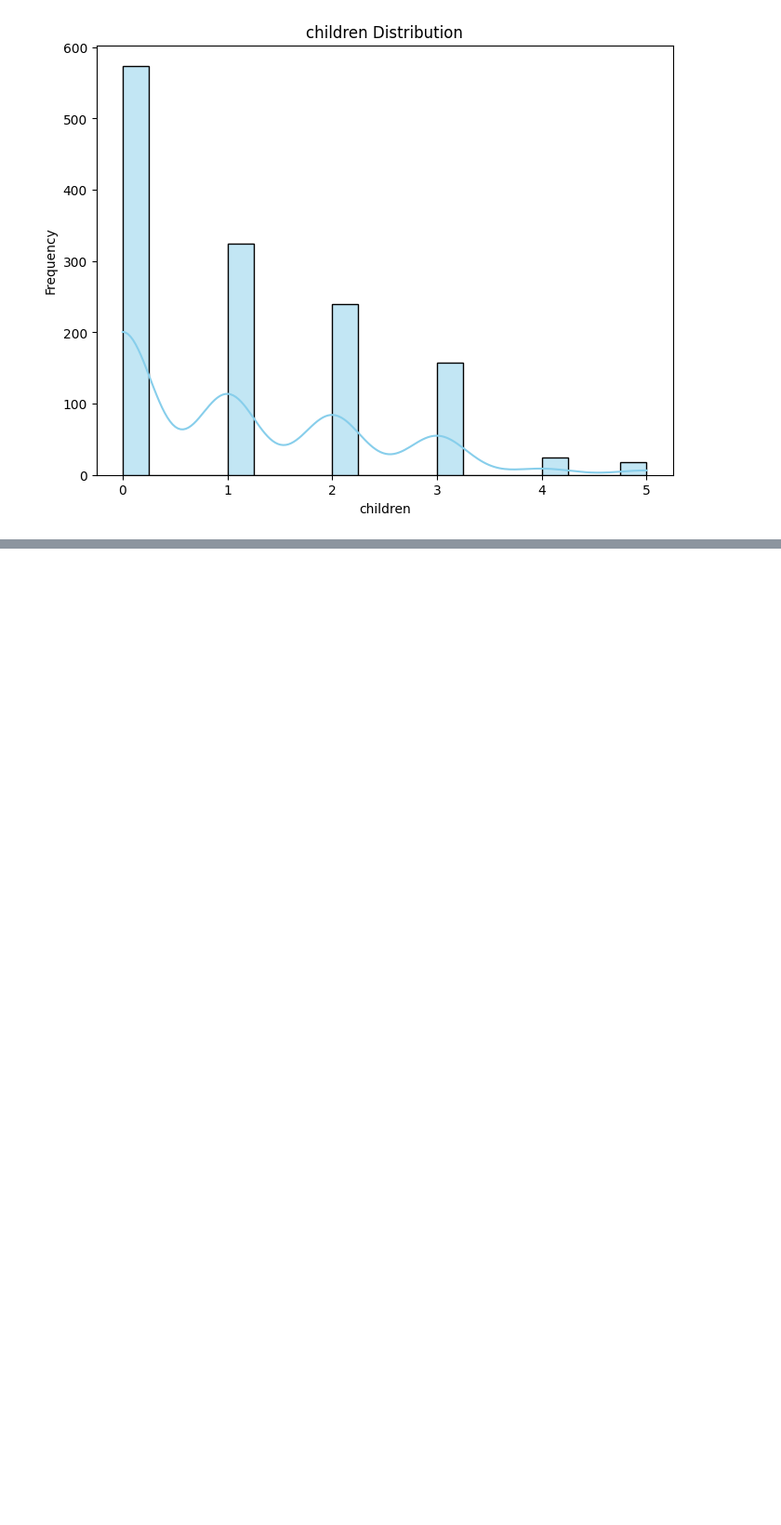
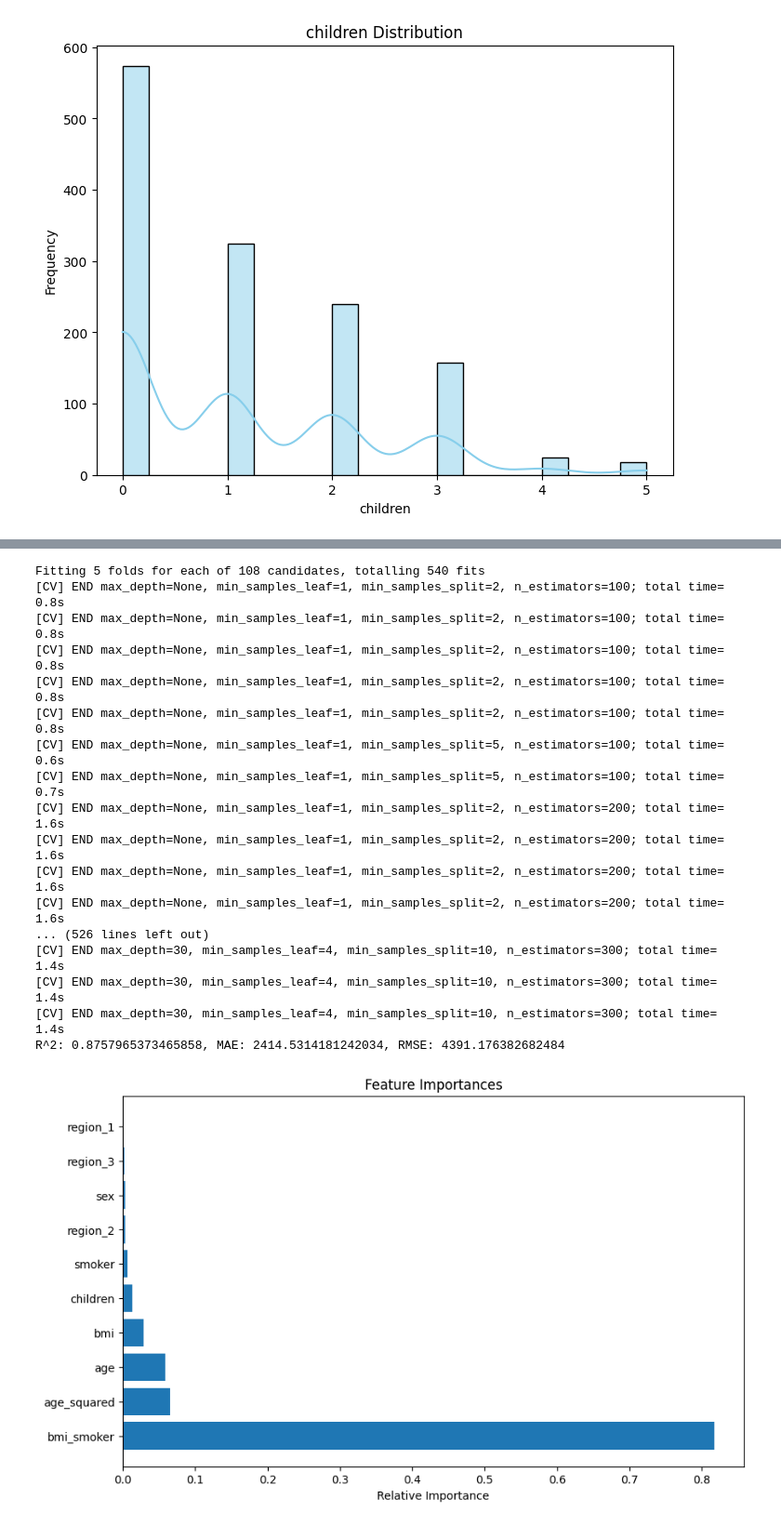
Before and after one commit to ans9611/Predictive_InsureCalc, a Jupyter notebook: Predictive_InsureCalc.ipynb, the cells around one changed output, grey strips where cells are left out. Shown at 93% size. Cells and saved outputs as stored; diff of their text form; code cells hidden in the pictures; blank space fills up the shorter version.

Commit message:
PIC train model saved

```diff
--- a/Predictive_InsureCalc.ipynb
+++ b/Predictive_InsureCalc.ipynb
@@ -106,0 +151,13 @@ plt.show()
+# %%
+# Converting Categorical Columns into Numerical Columns
+
+# The following code replaces categorical values in the 'sex' column with numerical values:
+# 'female' is replaced with 0, and 'male' is replaced with 1.
+data.replace({'sex':{'female':0, 'male':1}}, inplace=True)
+
+# Similarly, the 'smoker' column is converted, where 'no' is replaced with 0, and 'yes' is replaced with 1.
+data.replace({'smoker':{'no':0, 'yes':1}}, inplace=True)
+
+# The 'region' column, which contains four unique regions, is also converted:
+# 'southeast' is replaced with 0, 'southwest' with 1, 'northeast' with 2, and 'northwest' with 3.
+data.replace({'region':{'southeast':0, 'southwest':1, 'northeast':2, 'northwest':3}}, inplace=True)
@@ -106,0 +262,66 @@ plt.show()
+# %%
+# Feature Engineering
+data['bmi_smoker'] = data['bmi'] * data['smoker']
+data['age_squared'] = data['age'] ** 2
+data = pd.get_dummies(data, columns=['region'], drop_first=True)
+
+# Train-Test Split
+X = data.drop(columns=['charges'])
+y = data['charges']
+X_train, X_test, y_train, y_test = train_test_split(X, y, test_size=0.2, random_state=42)
+
+# Hyperparameter Tuning
+from sklearn.model_selection import GridSearchCV
+from sklearn.ensemble import RandomForestRegressor
+
+param_grid = {
+    'n_estimators': [100, 200, 300],
+    'max_depth': [None, 10, 20, 30],
+    'min_samples_split': [2, 5, 10],
+    'min_samples_leaf': [1, 2, 4]
+}
+
+grid_search = GridSearchCV(RandomForestRegressor(), param_grid, cv=5, n_jobs=-1, verbose=2)
+grid_search.fit(X_train, y_train)
+best_model = grid_search.best_estimator_
+
+# Model Evaluation
+from sklearn.metrics import r2_score, mean_absolute_error, mean_squared_error
+
+y_pred = best_model.predict(X_test)
+r2 = r2_score(y_test, y_pred)
+mae = mean_absolute_error(y_test, y_pred)
+rmse = np.sqrt(mean_squared_error(y_test, y_pred))
+
+print(f"R^2: {r2}, MAE: {mae}, RMSE: {rmse}")
+
+# Feature Importance
+importances = best_model.feature_importances_
+features = X.columns
+indices = np.argsort(importances)[::-1]
+
+plt.figure(figsize=(10, 6))
+plt.title("Feature Importances")
+plt.barh(range(len(indices)), importances[indices], align="center")
+plt.yticks(range(len(indices)), [features[i] for i in indices])
+plt.xlabel("Relative Importance")
+plt.show()
+# %% [output]
+Fitting 5 folds for each of 108 candidates, totalling 540 fits
+[CV] END max_depth=None, min_samples_leaf=1, min_samples_split=2, n_estimators=100; total time=   0.8s
+[CV] END max_depth=None, min_samples_leaf=1, min_samples_split=2, n_estimators=100; total time=   0.8s
+[CV] END max_depth=None, min_samples_leaf=1, min_samples_split=2, n_estimators=100; total time=   0.8s
+[CV] END max_depth=None, min_samples_leaf=1, min_samples_split=2, n_estimators=100; total time=   0.8s
+[CV] END max_depth=None, min_samples_leaf=1, min_samples_split=2, n_estimators=100; total time=   0.8s
+[CV] END max_depth=None, min_samples_leaf=1, min_samples_split=5, n_estimators=100; total time=   0.6s
+[CV] END max_depth=None, min_samples_leaf=1, min_samples_split=5, n_estimators=100; total time=   0.7s
+[CV] END max_depth=None, min_samples_leaf=1, min_samples_split=2, n_estimators=200; total time=   1.6s
+[CV] END max_depth=None, min_samples_leaf=1, min_samples_split=2, n_estimators=200; total time=   1.6s
+[CV] END max_depth=None, min_samples_leaf=1, min_samples_split=2, n_estimators=200; total time=   1.6s
+[CV] END max_depth=None, min_samples_leaf=1, min_samples_split=2, n_estimators=200; total time=   1.6s
+... (526 lines left out)
+[CV] END max_depth=30, min_samples_leaf=4, min_samples_split=10, n_estimators=300; total time=   1.4s
+[CV] END max_depth=30, min_samples_leaf=4, min_samples_split=10, n_estimators=300; total time=   1.4s
+[CV] END max_depth=30, min_samples_leaf=4, min_samples_split=10, n_estimators=300; total time=   1.4s
+R^2: 0.8757965373465858, MAE: 2414.5314181242034, RMSE: 4391.176382682484
+[figure, added]
```
Also changed, not shown: parts of 20 cells of this notebook, 2 other files.
